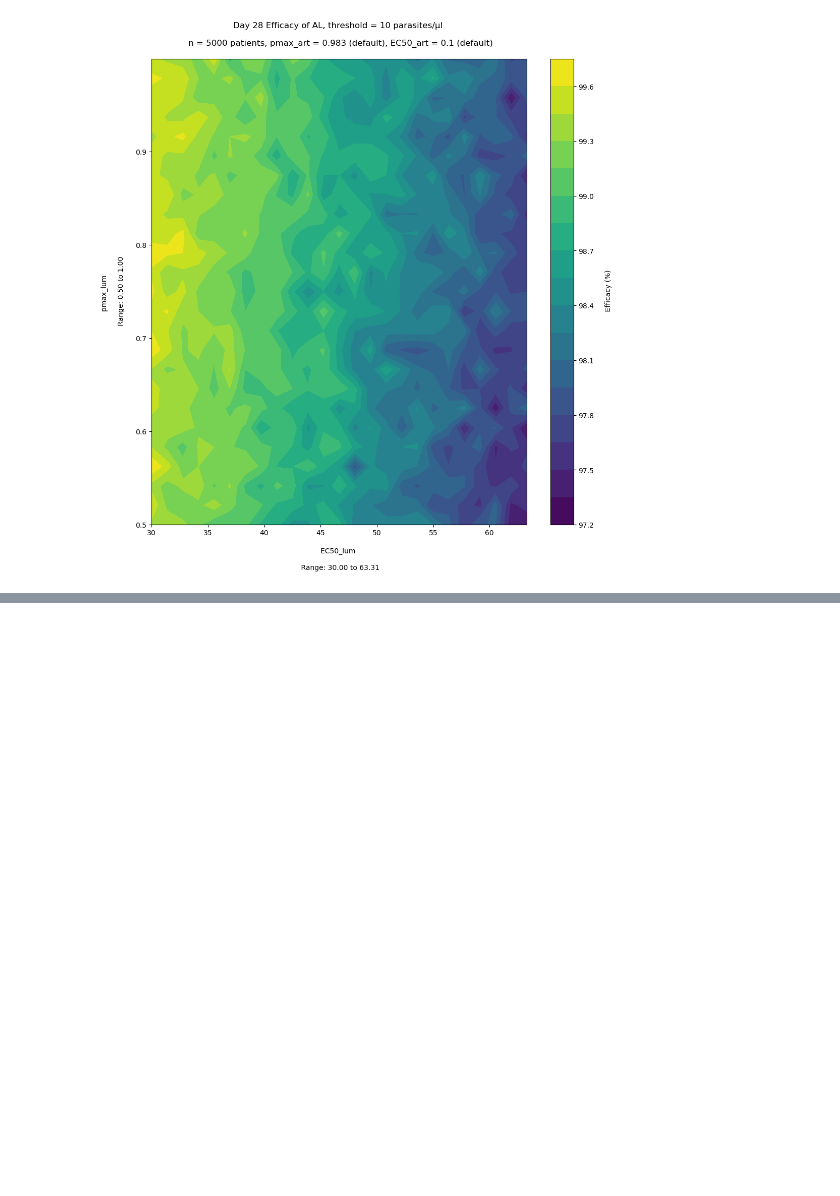
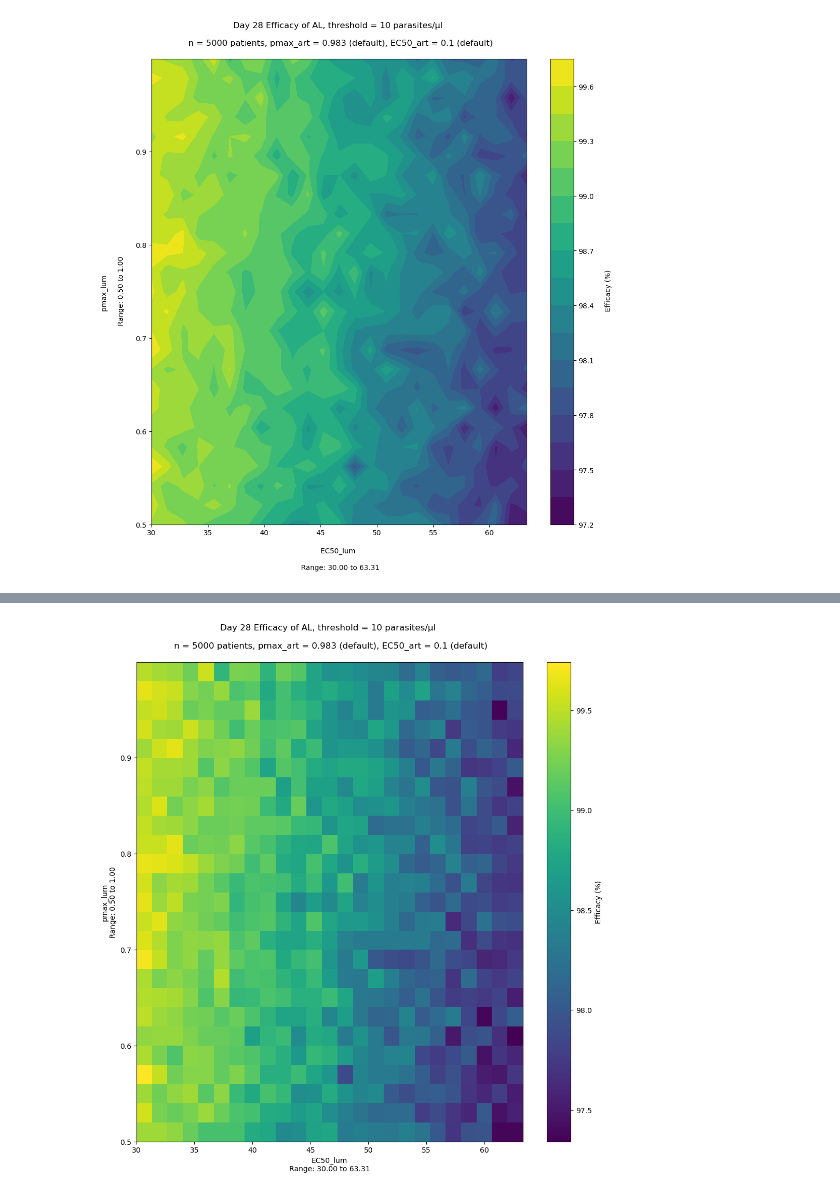
Before and after one commit to maciekboni/2019-test-ppq-pk, a Jupyter notebook: plots/AL/pkpd_AL/pfcrt+pfmdr1/bassat/lum_efficacy_calibration.ipynb, the cells around one changed output, grey strips where cells are left out. Cells and saved outputs as stored; diff of their text form; code cells hidden in the pictures; blank space fills up the shorter version.

Commit message:
Lumefantrine pmax/ec50 calibration for AL model

```diff
--- a/plots/AL/pkpd_AL/pfcrt+pfmdr1/bassat/lum_efficacy_calibration.ipynb
+++ b/plots/AL/pkpd_AL/pfcrt+pfmdr1/bassat/lum_efficacy_calibration.ipynb
@@ -553,3 +555,17 @@ plt.savefig("pkpd_AL_lum_efficacy_calibration_heatmap.png")
 plt.show()
 # %% [output]
 [figure]
+# %%
+# Setting min and max values for EC50_lum and pmax_lum
+min_ec50 = 30
+max_ec50 = np.exp(0.525 * np.log(2700)) # Gives 63.31
+
+min_pmax = 0.5
+max_pmax = 0.9995
+
+# Define the range for EC50 and pmax
+ec50_values = np.linspace(min_ec50, max_ec50, 25)
+pmax_values = np.linspace(min_pmax, max_pmax, 25)
+
+# Create a meshgrid for all combinations
+ec50_grid, pmax_grid = np.meshgrid(ec50_values, pmax_values)
@@ -555,0 +590,3 @@ plt.show()
+# %%
+#Loading EC50_lum x pmax_lum data
+df_trial_efficacy = pd.read_pickle("pkpd_AL_lum_efficacy_calibration_01.pyobj")
@@ -555,0 +603,20 @@ plt.show()
+# %%
+
+plt.figure(figsize=(12, 12))
+
+plt.imshow(df_trial_efficacy, extent=(min_ec50, max_ec50, min_pmax, max_pmax), origin='lower', cmap='viridis', aspect = 'auto')
+
+# Create the colorbar
+plt.colorbar(label='Efficacy (%)')
+
+# Set the labels and title
+plt.xlabel('EC50_lum\nRange: {:.2f} to {:.2f}'.format(min_ec50, max_ec50))
+plt.ylabel('pmax_lum\nRange: {:.2f} to {:.2f}'.format(min_pmax, max_pmax))
+plt.title('Day 28 Efficacy of AL, threshold = 10 parasites/μl \n\n n = 5000 patients, pmax_art = 0.983 (default), EC50_art = 0.1 (default)\n')
+
+#Save plot
+plt.savefig("pkpd_AL_lum_efficacy_calibration_heatmap_01.png")
+# Show the plot
+plt.show()
+# %% [output]
+[figure, added]
```
Also changed, not shown: parts of 16 cells of this notebook, 13 other files.
